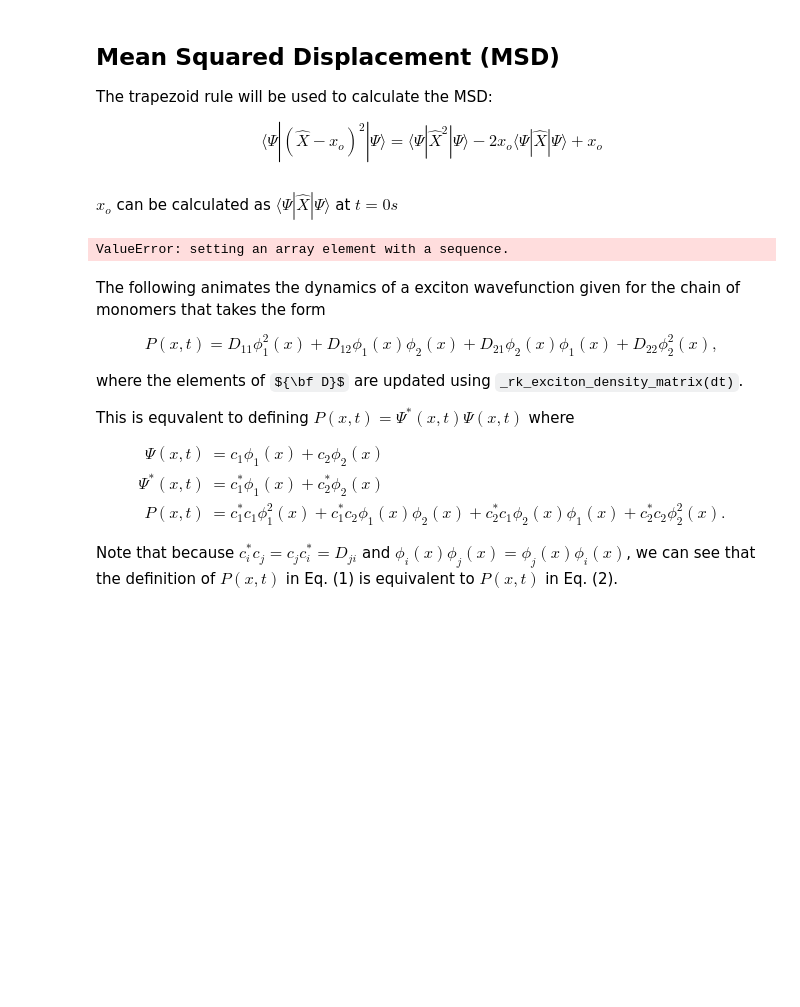
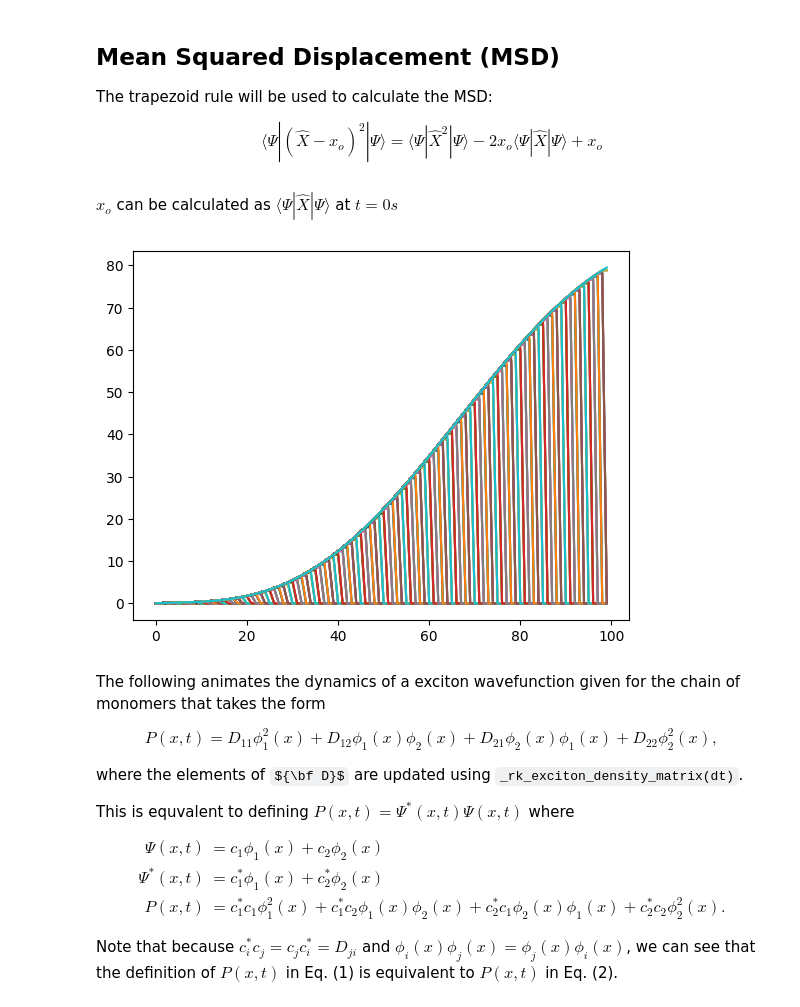
Before and after one commit to FoleyLab/wptherml, a Jupyter notebook: examples/Exciton_dynamics_animation.ipynb, the cells around one changed output. Saved outputs shown, nothing was run; the diff lists cells and outputs as text; code cells hidden in the pictures; some formulas as TeX source; blank space fills up the shorter version.

Commit message:
added in graph for msd

```diff
--- a/examples/Exciton_dynamics_animation.ipynb
+++ b/examples/Exciton_dynamics_animation.ipynb
@@ -112,29 +112,30 @@ anim
 The trapezoid rule will be used to calculate the MSD:
 
 $$ \langle{\Psi}|(\hat{X}-x_o)^2|\Psi\rangle = \langle{\Psi}|\hat{X}^2|\Psi\rangle - 2x_o\langle{\Psi}|\hat{X}|\Psi\rangle + x_o $$
-# %% [markdown]
-$ x_o $ can be calculated as $ \langle{\Psi}|\hat{X}|\Psi\rangle $ at $ t = 0 s $
-# %%
-t_0 = 0.0
-c_in = test._rk_exciton(t_0)
-x_int = np.conj(c_in * test.phi[:,0]) * test.x * c_in * test.phi[:,0]
-x_o = np.trapz(x_int, test.x)
+# %% [markdown]
+$ x_o $ can be calculated as $ \langle{\Psi}|\hat{X}|\Psi\rangle $ at $ t = 0 s $
 # %%
 N_time = 100
-prod = 0
+prod1 = 0
+prod2 = 0
 msd_matrix = np.zeros((1, N_time))
+dt = 0.1
 
-for i in range(test.number_of_monomers):
-        for k in range(N_time):
-            dt = k * 0.5
-            prod += np.conj(test._rk_exciton(dt) * test.phi[:,i]) * test.x ** 2 * test._rk_exciton(dt) * test.phi[:,i]
-            msd_matrix[i,k] = np.trapz(prod, test.x)
-            print(msd)
-
-#plt.plot(range(N_time), msd)
-#plt.show
+for k in range(N_time):
+    c_vector = test._rk_exciton(dt)
+    for i in range(test.number_of_monomers):
+        for j in range(test.number_of_monomers):
+            x_int = np.conj(c_vector[0] * test.phi[:,0]) * test.x * c_vector[0] * test.phi[:,0]
+            x_o = np.trapz(x_int, test.x)
+            prod1 += np.conj(c_vector[i] * test.phi[:,i]) * test.x ** 2 * c_vector[j] * test.phi[:,j]
+            prod2 += np.conj(c_vector[i] * test.phi[:,i]) * test.x * c_vector[j] * test.phi[:,j]
+            msd_matrix[0,k] = np.trapz(prod1, test.x) - 2 * x_o * np.trapz(prod2, test.x) + x_o ** 2
+            x = range(N_time)
+            y = msd_matrix.flatten()
+            plt.plot(x, y)
+            plt.show
 # %% [output]
-ValueError: setting an array element with a sequence.
+[figure, added]
 # %% [markdown]
 The following animates the dynamics of a exciton wavefunction given for the chain of monomers that takes
 the form
```
Also changed, not shown: 1 other file.
